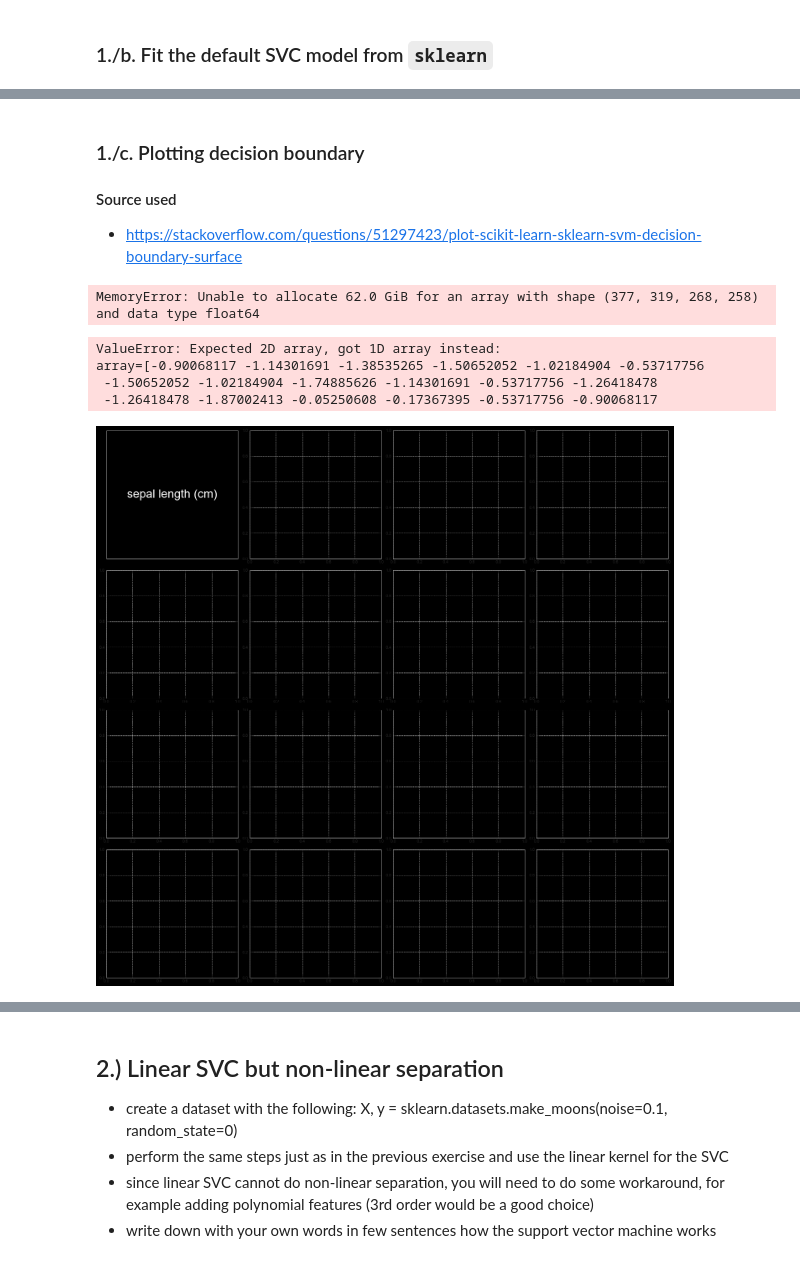
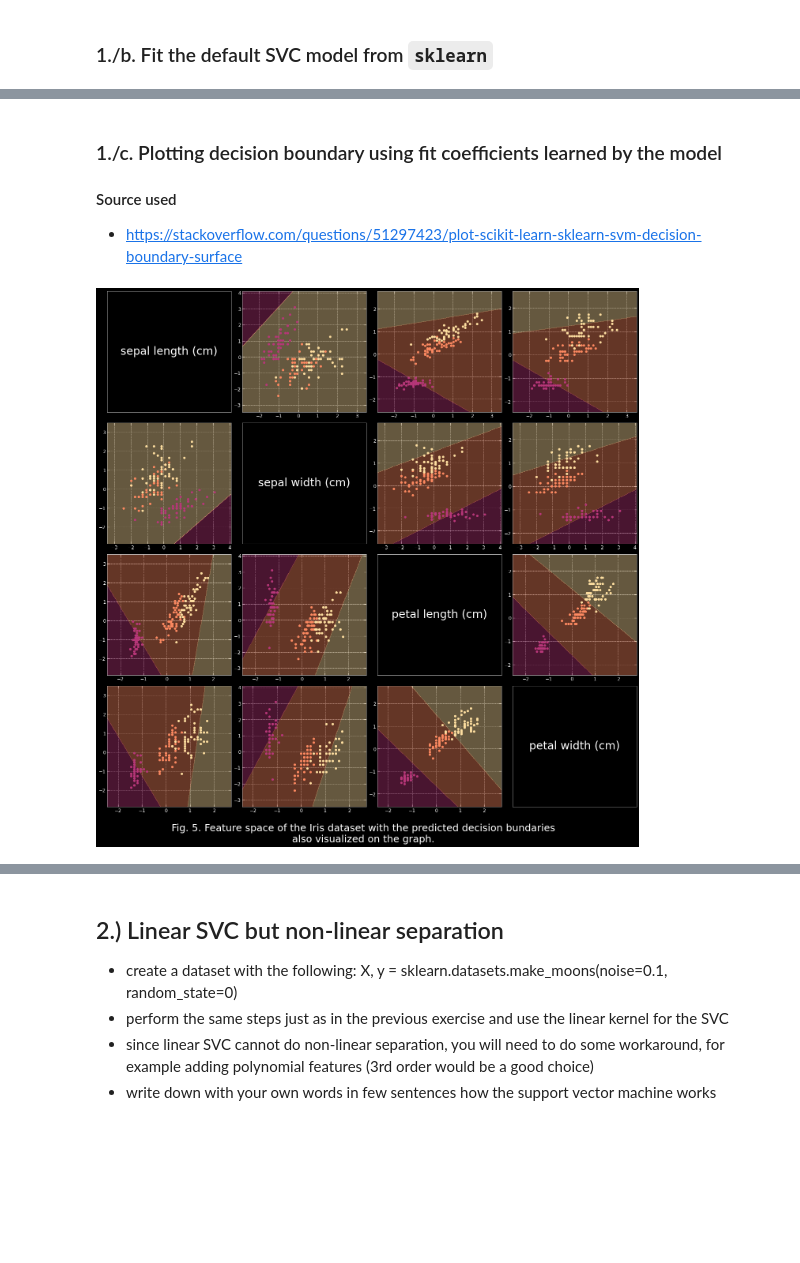
Before and after one commit to masterdesky/ELTE-data-mining-2020, a Jupyter notebook: Homeworks/Week 7/homework_07.ipynb, the cells around one changed output, grey strips where cells are left out. Drawn from its saved outputs; the diff is of its cells as text; code cells hidden in the pictures; blank space fills up the shorter version.

```diff
--- a/Homeworks/Week 7/homework_07.ipynb
+++ b/Homeworks/Week 7/homework_07.ipynb
@@ -83,6 +84,10 @@ sns.set_style({'axes.axisbelow': True,
 
 # Colorpalettes, colormaps, etc.
 sns.set_palette(palette='rocket')
+rocket_cmap = sns.color_palette('rocket', as_cmap=True)
+
+target_colors = np.array([cm.magma(0.5), cm.magma(0.75), cm.magma(0.93)])
+feature_colors = np.array([rocket_cmap(0.17), cm.magma(0.45), cm.magma(0.60), cm.magma(0.75)])
 # %% [markdown]
 ## 1.) Linear SVC in case of linear separation
 
@@ -161,14 +171,11 @@ fig, axes = plt.subplots(nrows, ncols, figsize=(ncols*8,nrows*8),
                          facecolor='black', subplot_kw={'facecolor' : 'black'})
 fig.subplots_adjust(hspace=0.09, wspace=0.04)
 
-# Colors...
-rocket_cmap = sns.color_palette('rocket', as_cmap=True)
-palette = [rocket_cmap(0.17), cm.magma(0.45), cm.magma(0.60), cm.magma(0.75)]
 # Visualization style of figure
 methods = ['poly', 'bars']
 for i, ax in enumerate(axes):
     sns.histplot(X, stat='count', element=methods[i], cumulative=False, common_bins=True,
-                 palette=palette,
+                 palette=feature_colors,
                  ax=ax)
     ax.set_xlabel('Feature value [cm]', fontsize=axislabelsize, fontweight='bold', color='white')
     ax.set_ylabel('Count', fontsize=axislabelsize, fontweight='bold', color='white')
@@ -178,5 +185,10 @@ for i, ax in enumerate(axes):
 
 axes[0].set_title('Maybe this one is the best imho', fontsize=axistitlesize, fontweight='bold', color='white')
 
+plt.suptitle('Fig. 1. Distribution of the feature values in the\n' +
+             'Iris dataset. (Only test figure to test color palette.)',
+             color='white',
+             fontsize=axistitlesize+5, y=0.0)
+
 plt.show()
 # %% [output]
@@ -321,5 +339,5 @@ plot_confusion_matrix(conf_mat, y,
 # %% [markdown]
-### 1./c. Plotting decision boundary
+### 1./c. Plotting decision boundary using fit coefficients learned by the model
 
 #### Source used
 - https://stackoverflow.com/questions/51297423/plot-scikit-learn-sklearn-svm-decision-boundary-surface
@@ -342,5 +343,0 @@ def plot_contours(ax, fit, xx, yy, **params):
-# %%
-# Create 4D meshgrid
-xx = make_meshgrid(X, h=0.02)
-# %% [output]
-MemoryError: Unable to allocate 62.0 GiB for an array with shape (377, 319, 268, 258) and data type float64
@@ -349,37 +344,53 @@ X_min, X_max = X.min() - 1, X.max() + 1
+# %%
+def make_meshgrid(X_i, X_j, h=200):
+
+    xi_min, xi_max = X_i.min() - 1, X_i.max() + 1
+    xj_min, xj_max = X_j.min() - 1, X_j.max() + 1
+    xx, yy = np.meshgrid(np.linspace(xi_min, xi_max, h),
+                         np.linspace(xj_min, xj_max, h),
+                         copy=True)
+    return xx, yy
+
+def plot_contours(ax, svc, xx, yy, i, j, **kwargs):
+    xx_f, yy_f = xx.ravel(), yy.ravel()
+    X_pred = np.zeros((xx_f.shape[0], svc.shape_fit_[1]))
+    X_pred[:, i], X_pred[:, j] = xx_f, yy_f
+    #W = svc.coef_[:,(i,j)]
+    #Z = np.sum((np.dot(np.c_[xx_f, yy_f], W.T) + svc.intercept_ < 0), axis=1)
+    Z = svc.predict(X_pred)
+    Z = Z.reshape(xx.shape)
+    ax.contourf(xx, yy, Z, **kwargs)
 # %%
 # Visualize iris dataset
 nrows = 4
 ncols = 4
 fig, axes = plt.subplots(nrows, ncols, figsize=(ncols*6, nrows*6),
                          facecolor='black', subplot_kw={'facecolor' : 'black'})
 fig.subplots_adjust(hspace=0.09, wspace=0.09)
 
 sc = 5
-target_colors = np.array([cm.magma(0.5), cm.magma(0.75), cm.magma(0.93)])
 for i in range(nrows):
     for j in range(ncols):
         ax = axes[i][j]
         if i==j:
             ax.text(0.5, 0.5, features[i], color='white',
                     fontsize=28, ha='center', va='center')
             ax.grid(False)
             ax.set_xticks([])
             ax.set_yticks([])
         else:
             # Set-up grid for plotting
             X_i, X_j = X[features[i]], X[features[j]]
-            xx, yy = make_meshgrid(X_i, X_j)
-            plot_contours(ax, svc, xx, yy, alpha=0.8, colors=target_colors)
+            xx, yy = make_meshgrid(X_i, X_j, h=300)
+            plot_contours(ax, svc, xx, yy, i, j, levels=2, colors=target_colors, alpha=0.4)
             ax.scatter(X_i, X_j, s=sc**2,
                        color=target_colors[y])
             ax.tick_params(axis='both', which='major', labelsize=12, colors='white')
 
-plt.suptitle('Fig. 2. Feature space of the Iris dataset', color='white',
+plt.suptitle('Fig. 5. Feature space of the Iris dataset with the predicted decision bundaries\n' +
+             'also visualized on the graph.',
+             color='white',
              fontsize=axistitlesize+5, y=0.1)
 plt.show()
 # %% [output]
-ValueError: Expected 2D array, got 1D array instead:
-array=[-0.90068117 -1.14301691 -1.38535265 -1.50652052 -1.02184904 -0.53717756
- -1.50652052 -1.02184904 -1.74885626 -1.14301691 -0.53717756 -1.26418478
- -1.26418478 -1.87002413 -0.05250608 -0.17367395 -0.53717756 -0.90068117
-[figure, old version]
+[figure, new version]
```
Also changed, not shown: parts of 54 cells of this notebook, 3 other files.
